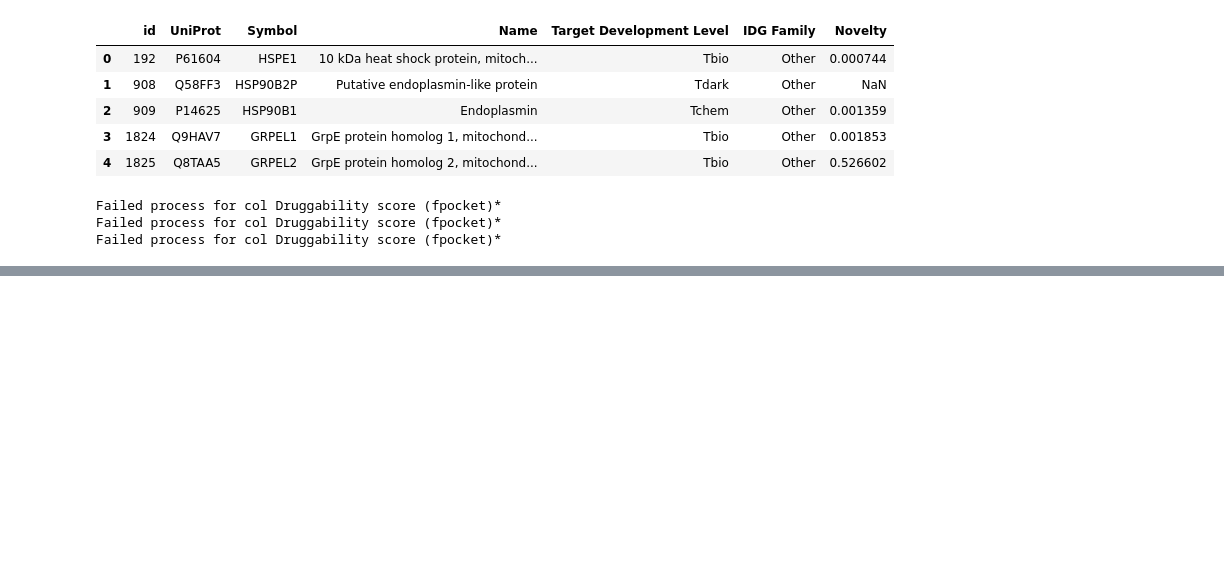
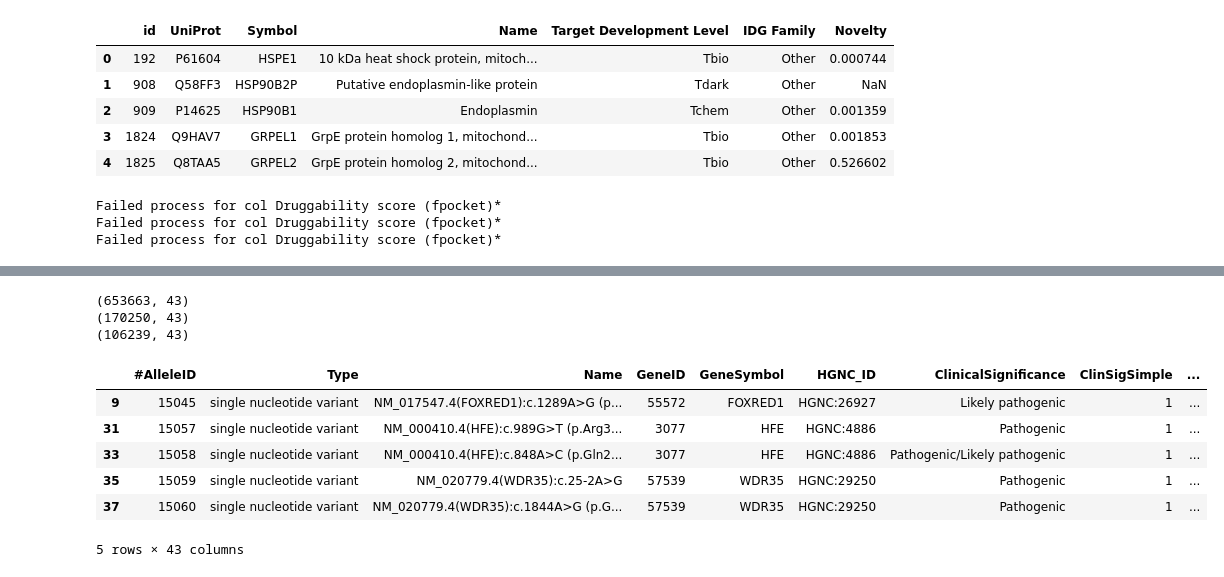
Before and after one commit to broadinstitute/g2papi, a Jupyter notebook: examples/ex3_large_scale_variant_characterization/large_scale_variant_characterization.ipynb, the cells around one changed output, grey strips where cells are left out. Saved outputs shown, nothing was run; the diff lists cells and outputs as text; code cells hidden in the pictures; blank space fills up the shorter version.

```diff
--- a/examples/ex3_large_scale_variant_characterization/large_scale_variant_characterization.ipynb
+++ b/examples/ex3_large_scale_variant_characterization/large_scale_variant_characterization.ipynb
@@ -213,0 +246,26 @@ final_df = final_df.fillna(0)
+# %%
+columns = pathogenic_variants.columns
+
+# Assembly = GRCh38
+# Type = single nucleotide variant
+print(pathogenic_variants.shape)
+pathogenic_snvs = pathogenic_variants[pathogenic_variants["Type"] == "single nucleotide variant"]
+pathogenic_snvs = pathogenic_snvs[pathogenic_snvs["Assembly"] == "GRCh38"]
+print(pathogenic_snvs.shape)
+
+# and does not end with "Ter)"
+pathogenic_snvs = pathogenic_snvs[~pathogenic_snvs["Name"].str.endswith("Ter)")]
+print(pathogenic_snvs.shape)
+
+pathogenic_snvs.head()
+# %% [output]
+(653663, 43)
+(170250, 43)
+(106239, 43)
+|  | #AlleleID | Type | Name | GeneID | GeneSymbol | HGNC_ID | ClinicalSignificance | ClinSigSimple | ... |
+| 9 | 15045 | single nucleotide variant | NM_017547.4(FOXRED1):c.1289A>G (p... | 55572 | FOXRED1 | HGNC:26927 | Likely pathogenic | 1 | ... |
+| 31 | 15057 | single nucleotide variant | NM_000410.4(HFE):c.989G>T (p.Arg3... | 3077 | HFE | HGNC:4886 | Pathogenic | 1 | ... |
+| 33 | 15058 | single nucleotide variant | NM_000410.4(HFE):c.848A>C (p.Gln2... | 3077 | HFE | HGNC:4886 | Pathogenic/Likely pathogenic | 1 | ... |
+| 35 | 15059 | single nucleotide variant | NM_020779.4(WDR35):c.25-2A>G | 57539 | WDR35 | HGNC:29250 | Pathogenic | 1 | ... |
+| 37 | 15060 | single nucleotide variant | NM_020779.4(WDR35):c.1844A>G (p.G... | 57539 | WDR35 | HGNC:29250 | Pathogenic | 1 | ... |
+5 rows × 43 columns
```
Also changed, not shown: parts of 11 cells of this notebook.
